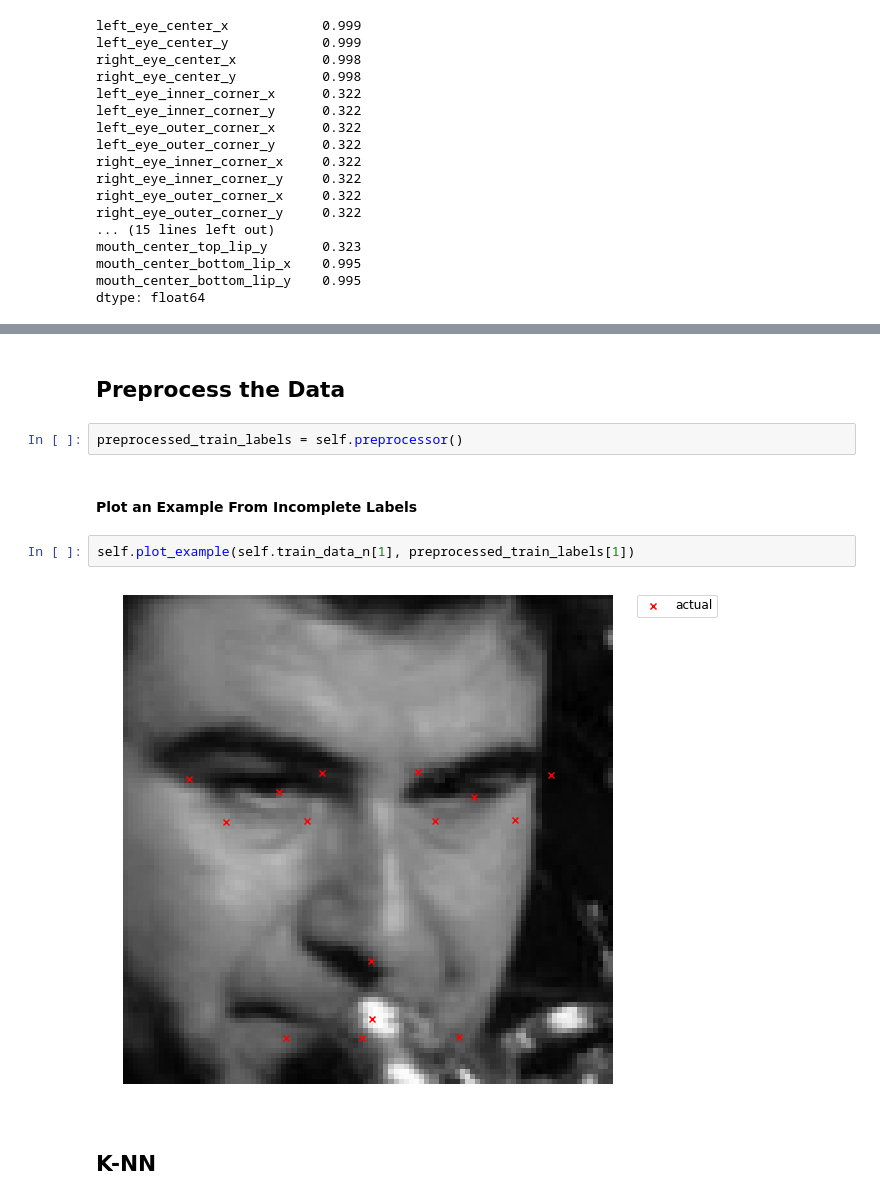
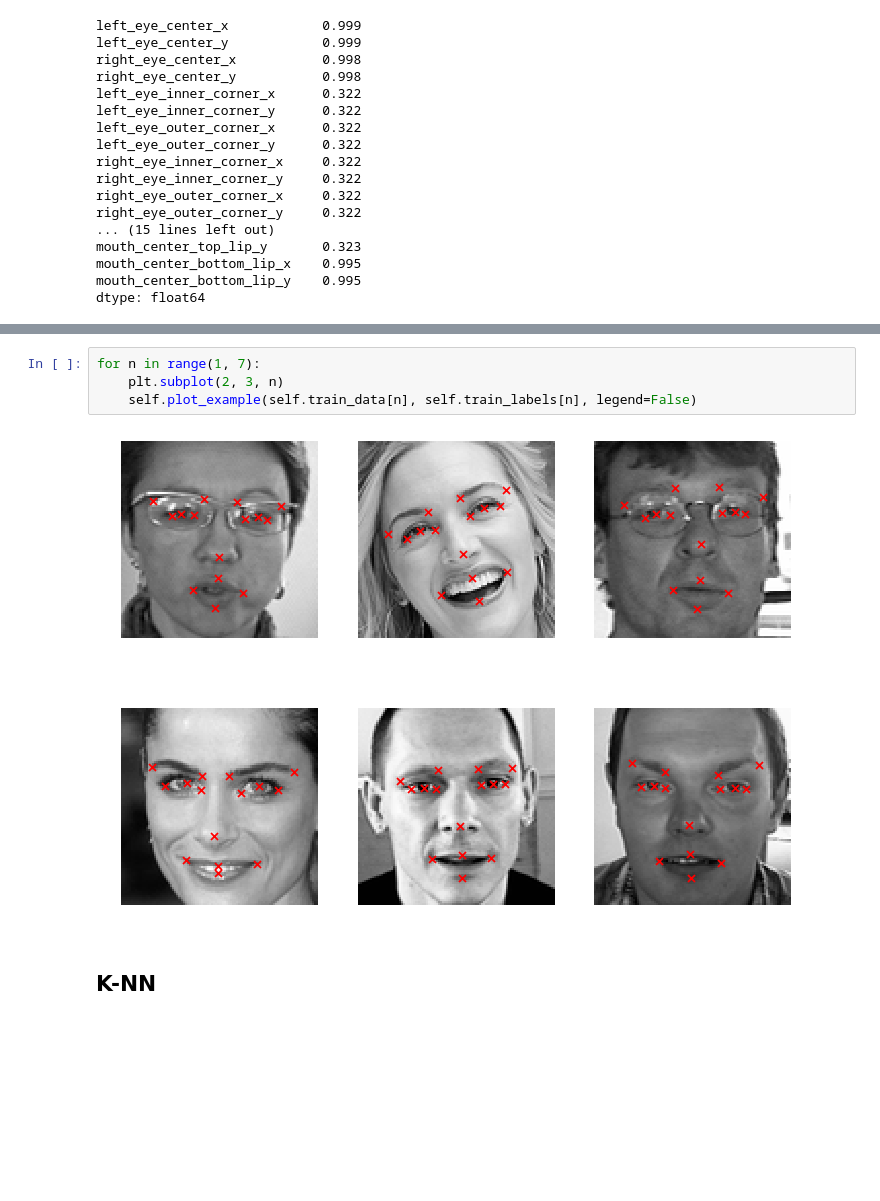
Before and after one commit to cgutwein/facial-keypoints-recognition, a Jupyter notebook: final_object.ipynb, the cells around one changed output, grey strips where cells are left out. Drawn from its saved outputs; the diff is of its cells as text; blank space fills up the shorter version.

```diff
--- a/final_object.ipynb
+++ b/final_object.ipynb
@@ -211,13 +146,9 @@ self.plot_example(self.train_data[25], self.train_labels[25])
-# %% [markdown]
-## Preprocess the Data
-# %%
-preprocessed_train_labels = self.preprocessor()
-# %% [markdown]
-#### Plot an Example From Incomplete Labels
-# %%
-self.plot_example(self.train_data_n[1], preprocessed_train_labels[1])
-# %% [output]
-[figure, removed]
+# %%
+for n in range(1, 7):
+    plt.subplot(2, 3, n)
+    self.plot_example(self.train_data[n], self.train_labels[n], legend=False)
+# %% [output]
+[figure, added]
 # %% [markdown]
 ## K-NN
 # %% [markdown]
```
Also changed, not shown: parts of 39 cells of this notebook.
